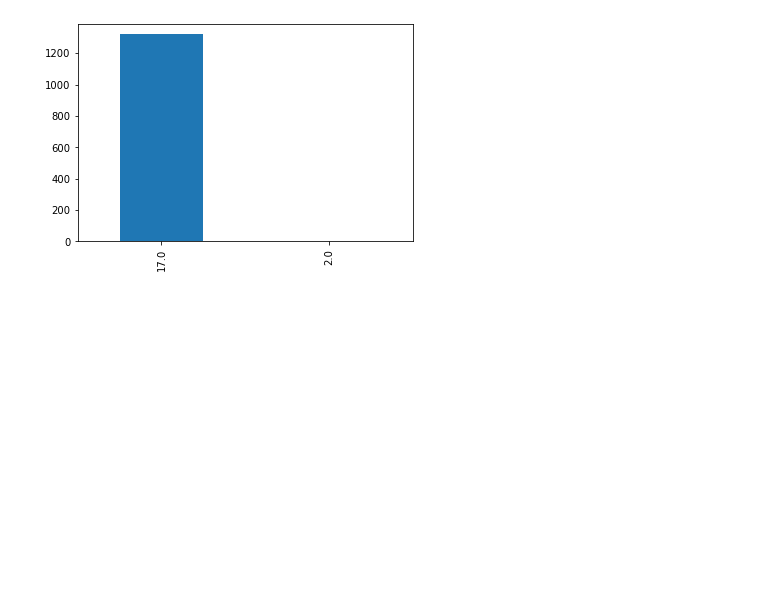
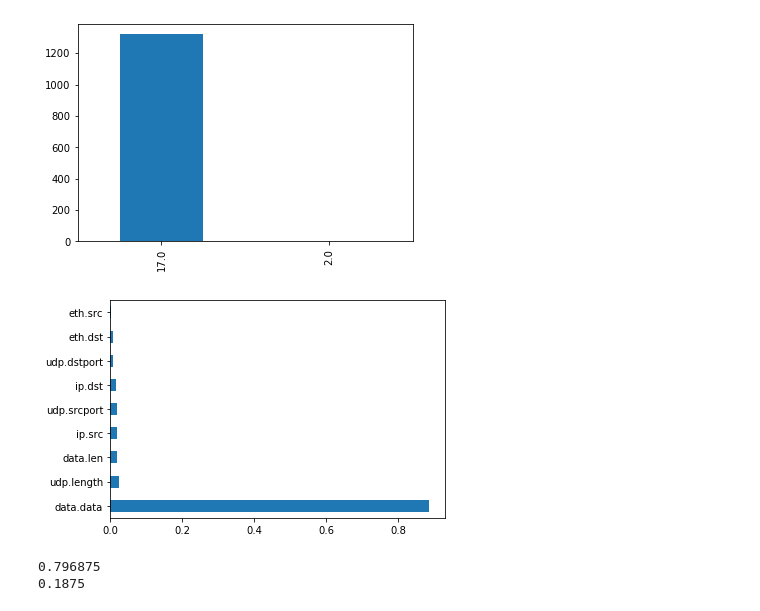
Before and after one commit to francolmenar-UT/Security-Services-for-IoT, a Jupyter notebook: Final-Project/Traffic Analysis.ipynb, the cells around one changed output. Cells and saved outputs as stored; diff of their text form; code cells hidden in the pictures; blank space fills up the shorter version.

```diff
--- a/Final-Project/Traffic Analysis.ipynb
+++ b/Final-Project/Traffic Analysis.ipynb
@@ -94,0 +147,29 @@ df["ip.proto"].value_counts().plot(kind="bar")
+# %%
+x = df.drop(columns=["frame.number", 'eth.addr.oui_resolved', "frame.time", "ip.proto"])
+x = x.fillna("0")
+#Function to encode given features
+# input df: dataframe which should be modified
+# input features: features that should be encoded
+def encode_feature(df, feature):
+  feature_enc = LabelEncoder()
+  feature_enc.fit(df[feature].to_numpy().astype(str))
+  df[feature] = feature_enc.transform(df[feature])
+
+features = ["eth.src", "eth.dst", "ip.src", "ip.dst", "label", "data.data"]
+
+for feat in features:
+    encode_feature(x,feat)
+y = x["label"]
+x = x.drop(columns=["label"])
+#x=x["data.data"]
+x = x.reset_index(drop=True)
+# %%
+# Show the relevance of each feature
+model = ExtraTreesClassifier()
+model.fit(x,y.astype('int').ravel())
+# visualize the importance of the features
+imp_features = pd.Series(model.feature_importances_, index=x.columns)
+imp_features.nlargest(len(x.columns.tolist())).plot(kind='barh')
+plt.show()
+# %% [output]
+[figure, added]
@@ -94,0 +178,16 @@ df["ip.proto"].value_counts().plot(kind="bar")
+# %%
+# set up the classifier
+# white-box classifier
+model_wb = KNeighborsClassifier(n_neighbors=3).fit(X_train,y_train)
+
+prob_wb = model_wb.predict_proba(X_train)
+print(model_wb.score(X_test,y_test))
+
+# train black-box
+model_bb = ComplementNB().fit(X_train,y_train)
+prob_bb = model_bb.predict_proba(X_train)
+
+print(model_bb.score(X_test,y_test))
+# %% [output]
+0.796875
+0.1875
```
Also changed, not shown: parts of 17 cells of this notebook.
